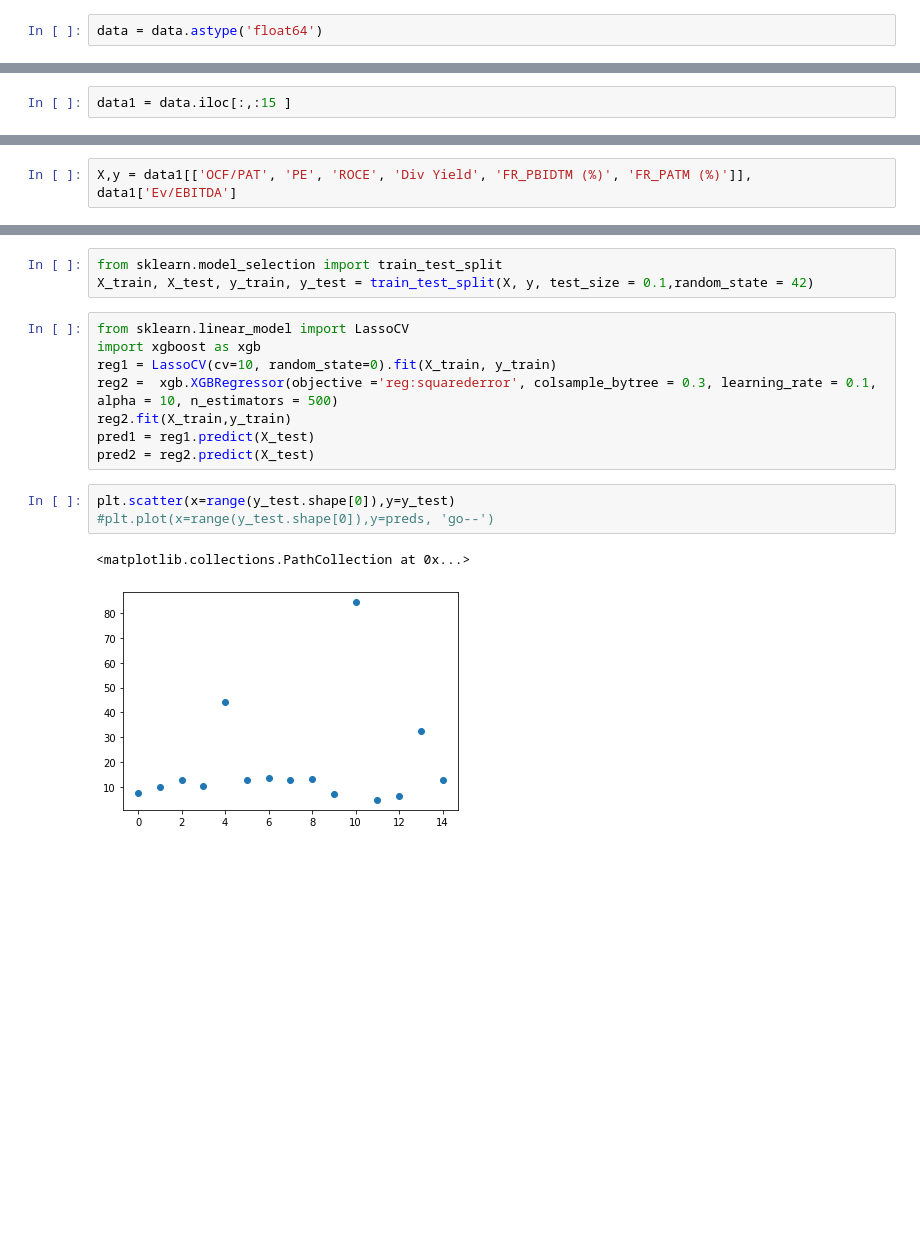
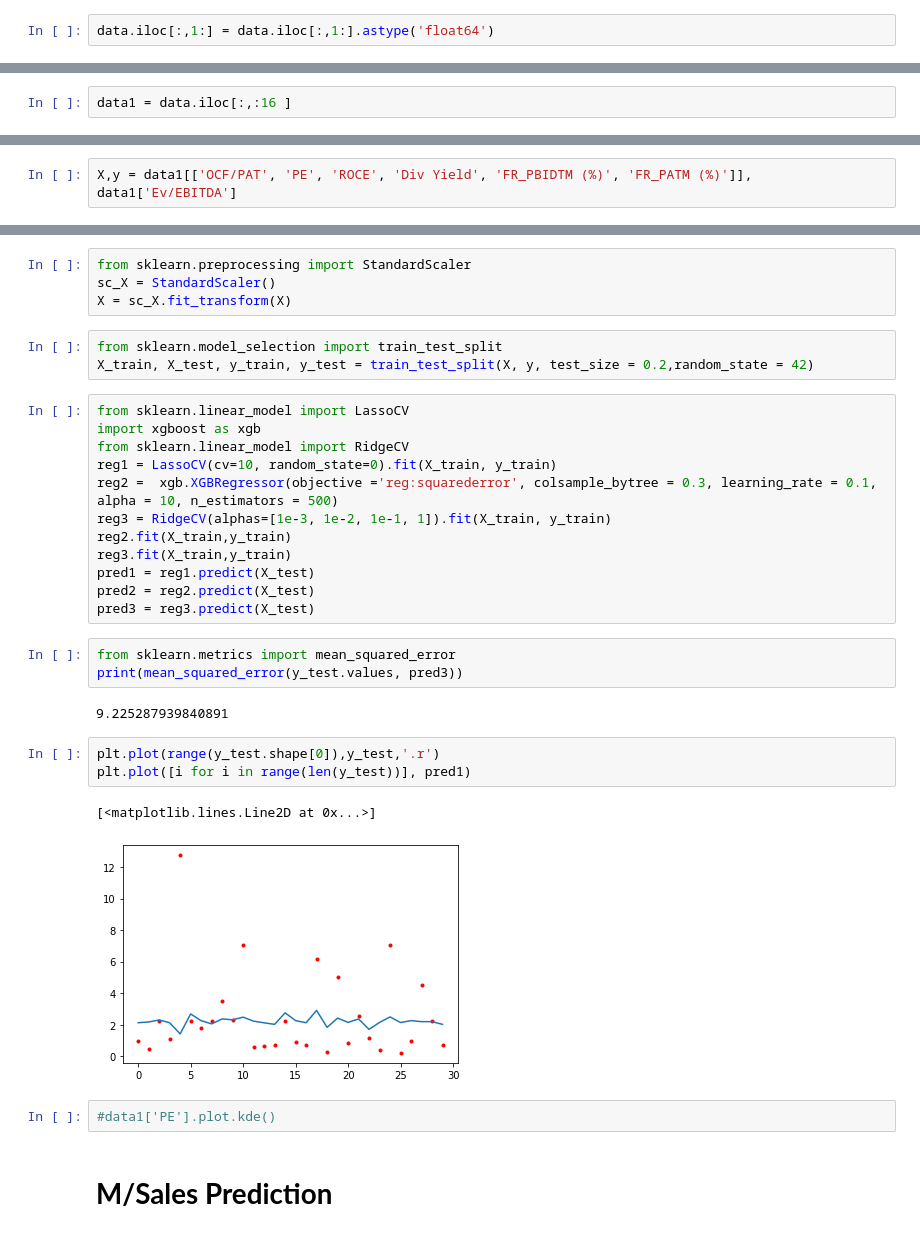
Before and after one commit to RohanTrix/Stock-market-predictor, a Jupyter notebook: MNC.ipynb, the cells around one changed output, grey strips where cells are left out. Cells and saved outputs as stored; diff of their text form; blank space fills up the shorter version.

Commit message:
Predicted Ev/EBITA and M/Sales using LassoCV

```diff
--- a/MNC.ipynb
+++ b/MNC.ipynb
@@ -25,4 +31,4 @@ data.drop(labels='Company Name', axis=1, inplace=True)
 # %%
-data = data.astype('float64')
+data.iloc[:,1:] = data.iloc[:,1:].astype('float64')
 # %%
 data.fillna(data.mean(), inplace=True)
@@ -29,5 +37,5 @@ data.fillna(data.mean(), inplace=True)
 # %%
-data1 = data.iloc[:,:15 ]
+data1 = data.iloc[:,:16 ]
 # %%
 data1.head()
 # %% [output]
@@ -66,17 +65,34 @@ sns.lineplot(
+# %%
+from sklearn.preprocessing import StandardScaler
+sc_X = StandardScaler()
+X = sc_X.fit_transform(X)
 # %%
 from sklearn.model_selection import train_test_split
-X_train, X_test, y_train, y_test = train_test_split(X, y, test_size = 0.1,random_state = 42)
+X_train, X_test, y_train, y_test = train_test_split(X, y, test_size = 0.2,random_state = 42)
 # %%
 from sklearn.linear_model import LassoCV
 import xgboost as xgb
+from sklearn.linear_model import RidgeCV
 reg1 = LassoCV(cv=10, random_state=0).fit(X_train, y_train)
 reg2 =  xgb.XGBRegressor(objective ='reg:squarederror', colsample_bytree = 0.3, learning_rate = 0.1, alpha = 10, n_estimators = 500)
+reg3 = RidgeCV(alphas=[1e-3, 1e-2, 1e-1, 1]).fit(X_train, y_train)
 reg2.fit(X_train,y_train)
+reg3.fit(X_train,y_train)
 pred1 = reg1.predict(X_test)
 pred2 = reg2.predict(X_test)
+pred3 = reg3.predict(X_test)
+# %%
+from sklearn.metrics import mean_squared_error
+print(mean_squared_error(y_test.values, pred3))
+# %% [output]
+9.225287939840891
 # %%
-plt.scatter(x=range(y_test.shape[0]),y=y_test)
-#plt.plot(x=range(y_test.shape[0]),y=preds, 'go--')
+plt.plot(range(y_test.shape[0]),y_test,'.r')
+plt.plot([i for i in range(len(y_test))], pred1)
 # %% [output]
-<matplotlib.collections.PathCollection at 0x...>
+[<matplotlib.lines.Line2D at 0x...>]
-[figure, old version]
+[figure, new version]
+# %%
+#data1['PE'].plot.kde()
+# %% [markdown]
+# **M/Sales Prediction**
```
Also changed, not shown: parts of 17 cells of this notebook.
